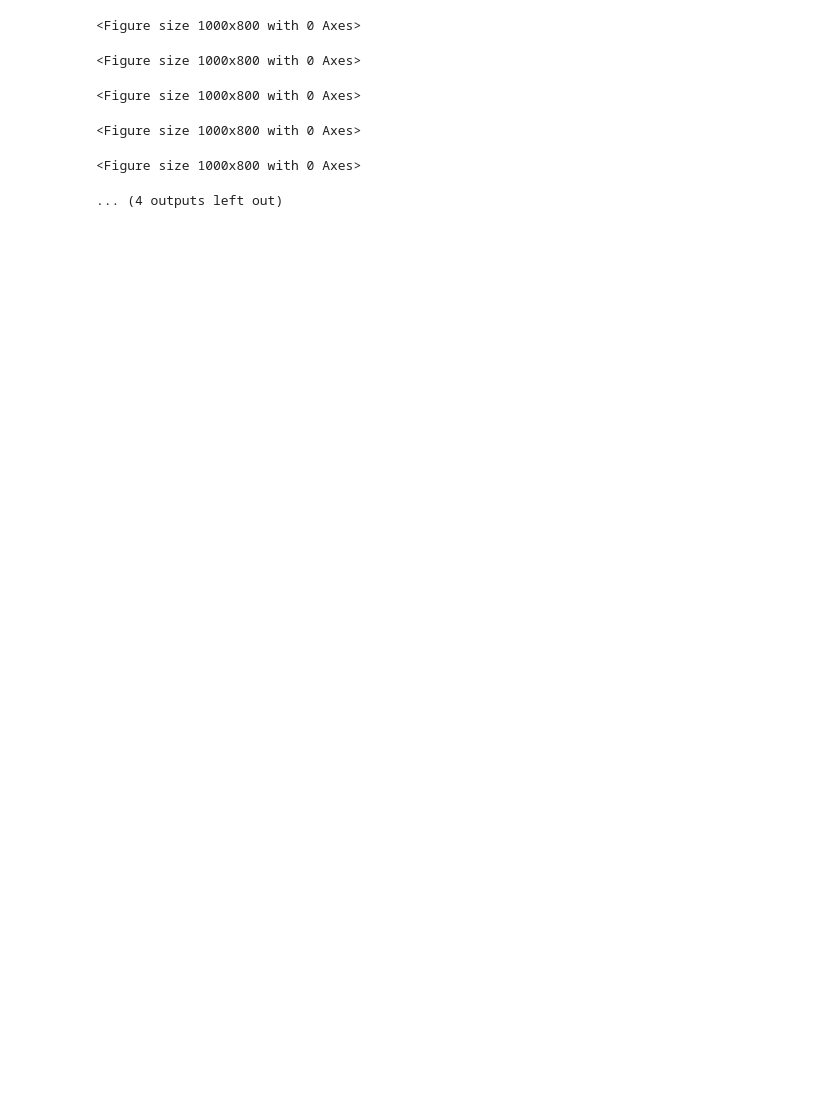
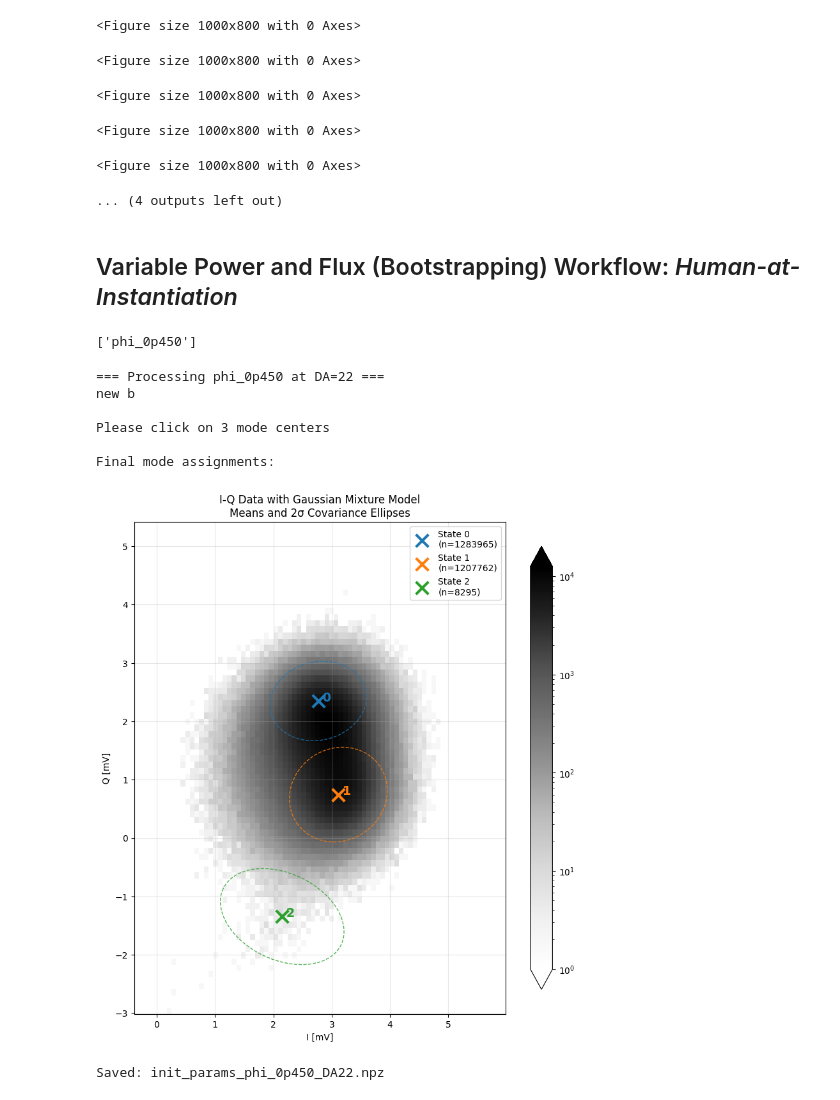
Before and after one commit to shanto268/AndreevStateSpectroscopy, a Jupyter notebook: HMMAnalysis.ipynb, the cells around one changed output. Saved outputs shown, nothing was run; the diff lists cells and outputs as text; code cells hidden in the pictures; blank space fills up the shorter version.

```diff
--- a/HMMAnalysis.ipynb
+++ b/HMMAnalysis.ipynb
@@ -339,3 +339,5 @@ Stopping: SNR below threshold (1.5)
 <Figure size 1000x800 with 0 Axes>
 <Figure size 1000x800 with 0 Axes>
 ... (4 outputs left out)
+# %% [markdown]
+## Variable Power and Flux (Bootstrapping) Workflow: *Human-at-Instantiation*
@@ -341,0 +425,20 @@ Stopping: SNR below threshold (1.5)
+# %%
+data_dir = "/Users/shanto/LFL/HMM_Benchmarking/data/"
+init_param_dir = "/Users/shanto/LFL/HMM_Benchmarking/initial_params/"
+phi_dirs = sorted([d for d in os.listdir(data_dir) if d.startswith("phi_") and os.path.isdir(os.path.join(data_dir, d))])
+phi_dirs
+# %% [output]
+['phi_0p450']
+# %%
+non_linear_attens = [22]
+# %%
+create_and_save_initial_params(data_dir, phi_dirs, non_linear_attens, num_modes=3, save_dir=init_param_dir)
+# %% [output]
+=== Processing phi_0p450 at DA=22 ===
+new b
+
+Please click on 3 mode centers
+
+Final mode assignments:
+[figure, added]
+Saved: init_params_phi_0p450_DA22.npz
```
Also changed, not shown: parts of 4 cells of this notebook.
